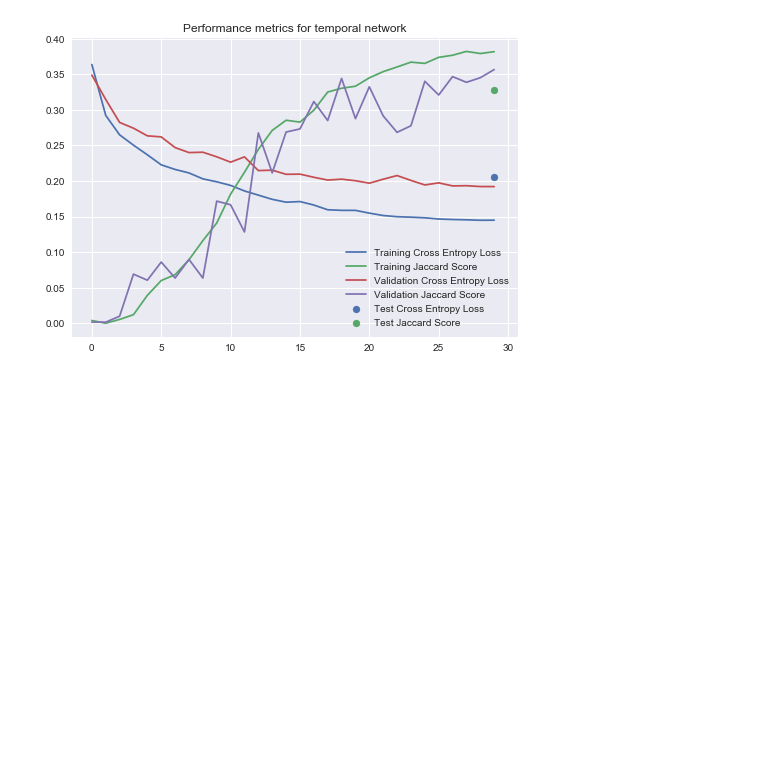
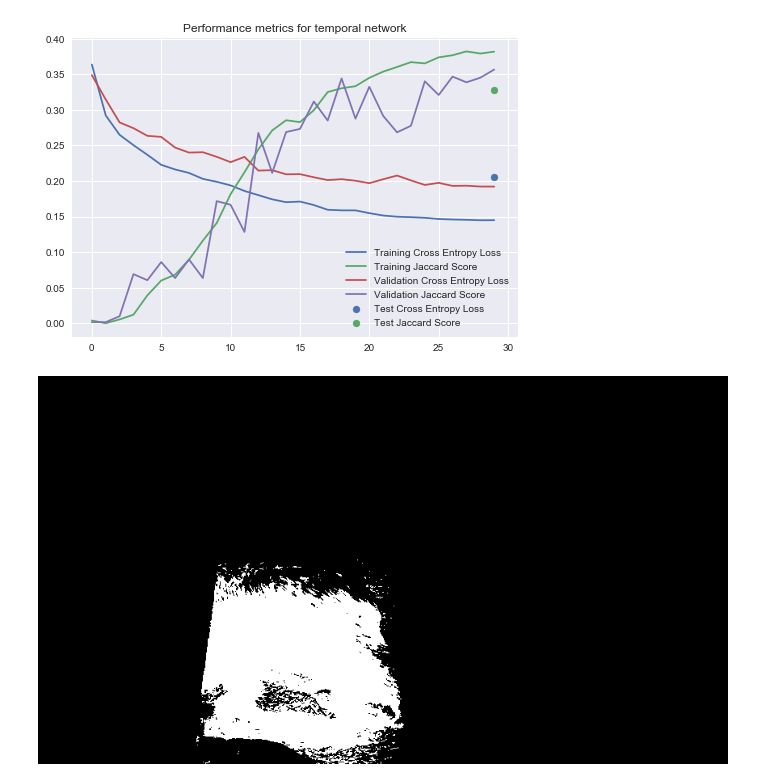
Before and after one commit to DanielPolatajko/ivcproject, a Jupyter notebook: Graphing.ipynb, the cells around one changed output. Saved outputs shown, nothing was run; the diff lists cells and outputs as text; code cells hidden in the pictures; blank space fills up the shorter version.

```diff
--- a/Graphing.ipynb
+++ b/Graphing.ipynb
@@ -63,0 +82,8 @@ plt.legend()
+# %%
+kmmask = Image.open("kmeansbearmask.png")
+# %%
+kmmask2 = kmmask.convert('RGBA')
+# %%
+kmmask2
+# %% [output]
+[figure, added]
```
Also changed, not shown: parts of 15 cells of this notebook, 2 other files.
